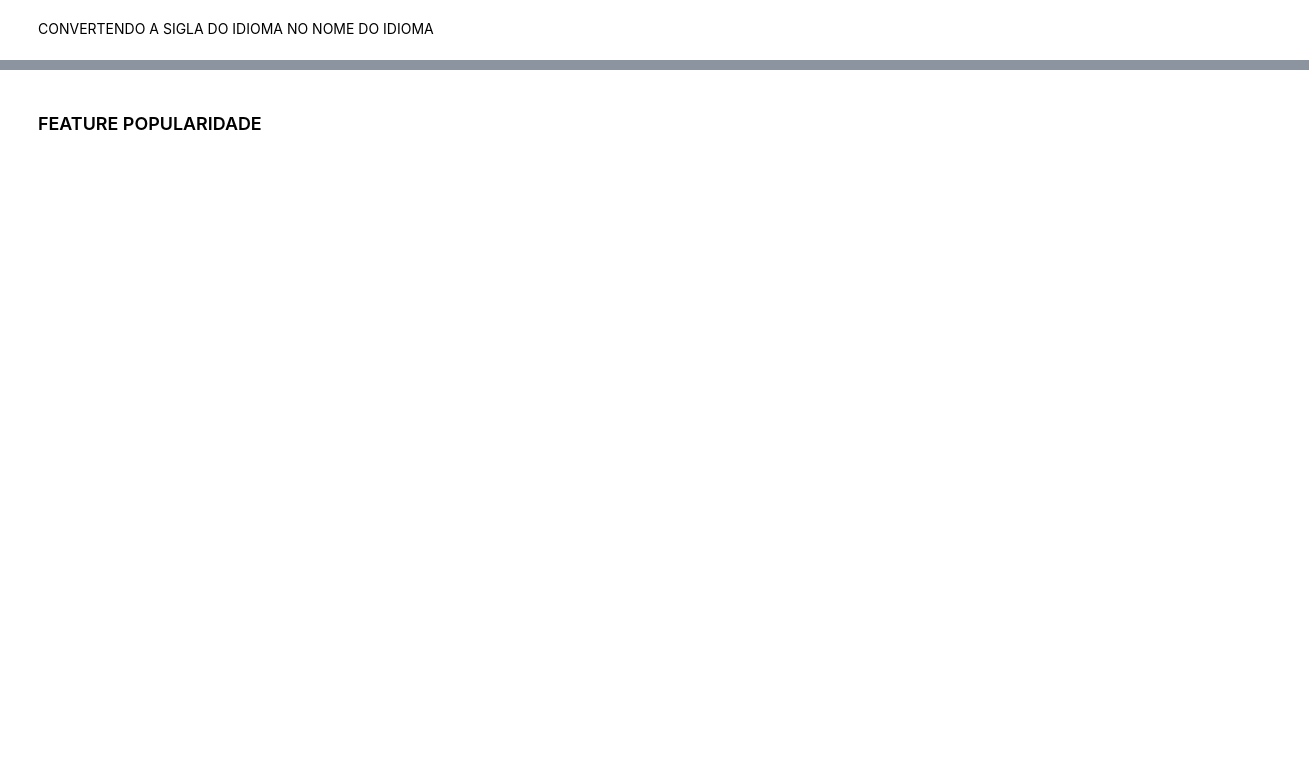
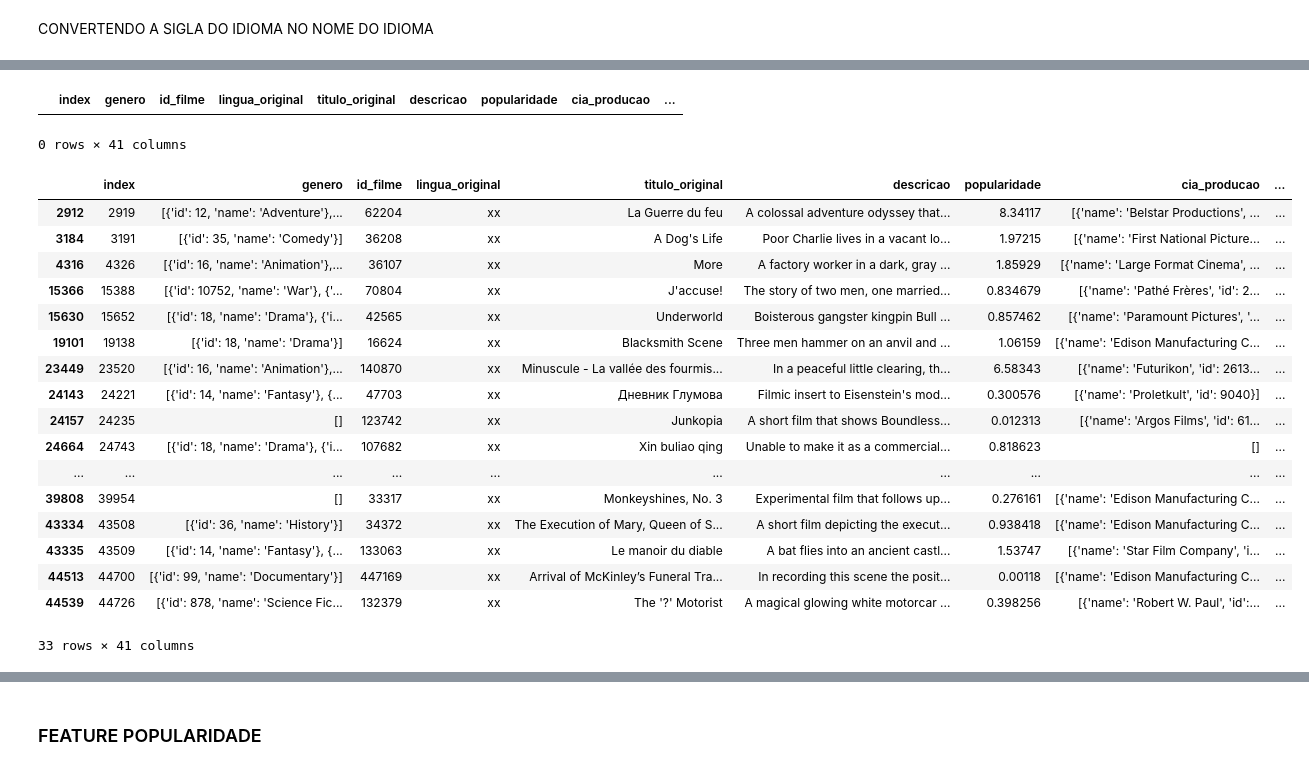
Before and after one commit to hericax/Pos, a Jupyter notebook: projeto_3/aed_projeto_3.ipynb, the cells around one changed output, grey strips where cells are left out. Cells and saved outputs as stored; diff of their text form; code cells hidden in the pictures; blank space fills up the shorter version.

```diff
--- a/projeto_3/aed_projeto_3.ipynb
+++ b/projeto_3/aed_projeto_3.ipynb
@@ -462,5 +478,0 @@ df[(df.classificacao == ' - Written by Ørnås') | (df.classificacao == ' Rune B
-# %%
-# DELETANDO OS TRÊS REGISTROS ACIMA QUE ESTÃO INVÁLIDOS
-df.drop(19730, axis=0, inplace = True )
-df.drop(29503, axis=0, inplace = True )
-df.drop(35587, axis=0, inplace = True )
@@ -755,2 +978,31 @@ df['lingua'].unique()
+# %%
+# visualização de dados nan
+# validando alterações na feature lingua_original
+df[df['lingua'].isnull()]
+# %% [output]
+|  | index | genero | id_filme | lingua_original | titulo_original | descricao | popularidade | cia_producao | ... |
+0 rows × 41 columns
+# %%
+# verificando a quantos e quais são os registro "No language"
+df[df['lingua'] == 'No Language']
+# %% [output]
+|  | index | genero | id_filme | lingua_original | titulo_original | descricao | popularidade | cia_producao | ... |
+| 2912 | 2919 | [{'id': 12, 'name': 'Adventure'},... | 62204 | xx | La Guerre du feu | A colossal adventure odyssey that... | 8.34117 | [{'name': 'Belstar Productions', ... | ... |
+| 3184 | 3191 | [{'id': 35, 'name': 'Comedy'}] | 36208 | xx | A Dog's Life | Poor Charlie lives in a vacant lo... | 1.97215 | [{'name': 'First National Picture... | ... |
+| 4316 | 4326 | [{'id': 16, 'name': 'Animation'},... | 36107 | xx | More | A factory worker in a dark, gray ... | 1.85929 | [{'name': 'Large Format Cinema', ... | ... |
+| 15366 | 15388 | [{'id': 10752, 'name': 'War'}, {'... | 70804 | xx | J'accuse! | The story of two men, one married... | 0.834679 | [{'name': 'Pathé Frères', 'id': 2... | ... |
+| 15630 | 15652 | [{'id': 18, 'name': 'Drama'}, {'i... | 42565 | xx | Underworld | Boisterous gangster kingpin Bull ... | 0.857462 | [{'name': 'Paramount Pictures', '... | ... |
+| 19101 | 19138 | [{'id': 18, 'name': 'Drama'}] | 16624 | xx | Blacksmith Scene | Three men hammer on an anvil and ... | 1.06159 | [{'name': 'Edison Manufacturing C... | ... |
+| 23449 | 23520 | [{'id': 16, 'name': 'Animation'},... | 140870 | xx | Minuscule - La vallée des fourmis... | In a peaceful little clearing, th... | 6.58343 | [{'name': 'Futurikon', 'id': 2613... | ... |
+| 24143 | 24221 | [{'id': 14, 'name': 'Fantasy'}, {... | 47703 | xx | Дневник Глумова | Filmic insert to Eisenstein's mod... | 0.300576 | [{'name': 'Proletkult', 'id': 9040}] | ... |
+| 24157 | 24235 | [] | 123742 | xx | Junkopia | A short film that shows Boundless... | 0.012313 | [{'name': 'Argos Films', 'id': 61... | ... |
+| 24664 | 24743 | [{'id': 18, 'name': 'Drama'}, {'i... | 107682 | xx | Xin buliao qing | Unable to make it as a commercial... | 0.818623 | [] | ... |
+| ... | ... | ... | ... | ... | ... | ... | ... | ... | ... |
+| 39808 | 39954 | [] | 33317 | xx | Monkeyshines, No. 3 | Experimental film that follows up... | 0.276161 | [{'name': 'Edison Manufacturing C... | ... |
+| 43334 | 43508 | [{'id': 36, 'name': 'History'}] | 34372 | xx | The Execution of Mary, Queen of S... | A short film depicting the execut... | 0.938418 | [{'name': 'Edison Manufacturing C... | ... |
+| 43335 | 43509 | [{'id': 14, 'name': 'Fantasy'}, {... | 133063 | xx | Le manoir du diable | A bat flies into an ancient castl... | 1.53747 | [{'name': 'Star Film Company', 'i... | ... |
+| 44513 | 44700 | [{'id': 99, 'name': 'Documentary'}] | 447169 | xx | Arrival of McKinley’s Funeral Tra... | In recording this scene the posit... | 0.00118 | [{'name': 'Edison Manufacturing C... | ... |
+| 44539 | 44726 | [{'id': 878, 'name': 'Science Fic... | 132379 | xx | The '?' Motorist | A magical glowing white motorcar ... | 0.398256 | [{'name': 'Robert W. Paul', 'id':... | ... |
+33 rows × 41 columns
 # %%
 print ('Qtde de registros:', len(df.lingua.unique()))
```
Also changed, not shown: parts of 143 cells of this notebook.
